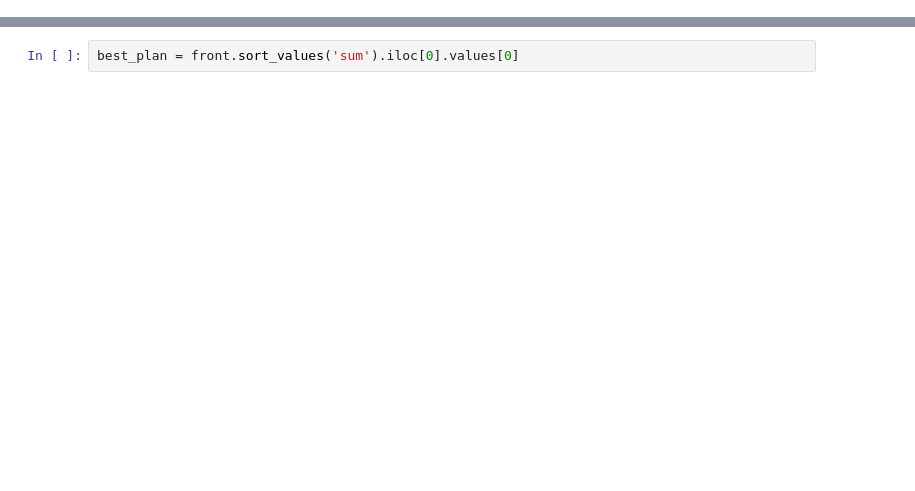
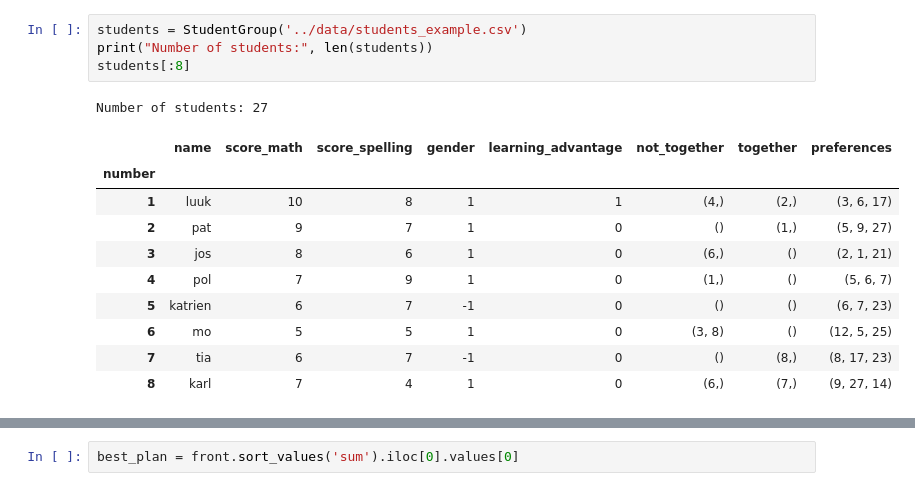
Before and after one commit to mtyt/classevy, a Jupyter notebook: examples/optimize_class.ipynb, the cells around one changed output, grey strips where cells are left out. Cells and saved outputs as stored; diff of their text form; blank space fills up the shorter version.

```diff
--- a/examples/optimize_class.ipynb
+++ b/examples/optimize_class.ipynb
@@ -4,0 +10,16 @@ students = StudentGroup('../data/students.csv')
+# %%
+students = StudentGroup('../data/students_example.csv')
+print("Number of students:", len(students))
+students[:8]
+# %% [output]
+Number of students: 27
+|  | name | score_math | score_spelling | gender | learning_advantage | not_together | together | preferences |
+| number |  |  |  |  |  |  |  |  |
+| 1 | luuk | 10 | 8 | 1 | 1 | (4,) | (2,) | (3, 6, 17) |
+| 2 | pat | 9 | 7 | 1 | 0 | () | (1,) | (5, 9, 27) |
+| 3 | jos | 8 | 6 | 1 | 0 | (6,) | () | (2, 1, 21) |
+| 4 | pol | 7 | 9 | 1 | 0 | (1,) | () | (5, 6, 7) |
+| 5 | katrien | 6 | 7 | -1 | 0 | () | () | (6, 7, 23) |
+| 6 | mo | 5 | 5 | 1 | 0 | (3, 8) | () | (12, 5, 25) |
+| 7 | tia | 6 | 7 | -1 | 0 | () | (8,) | (8, 17, 23) |
+| 8 | karl | 7 | 4 | 1 | 0 | (6,) | (7,) | (9, 27, 14) |
```
Also changed, not shown: parts of 38 cells of this notebook.
